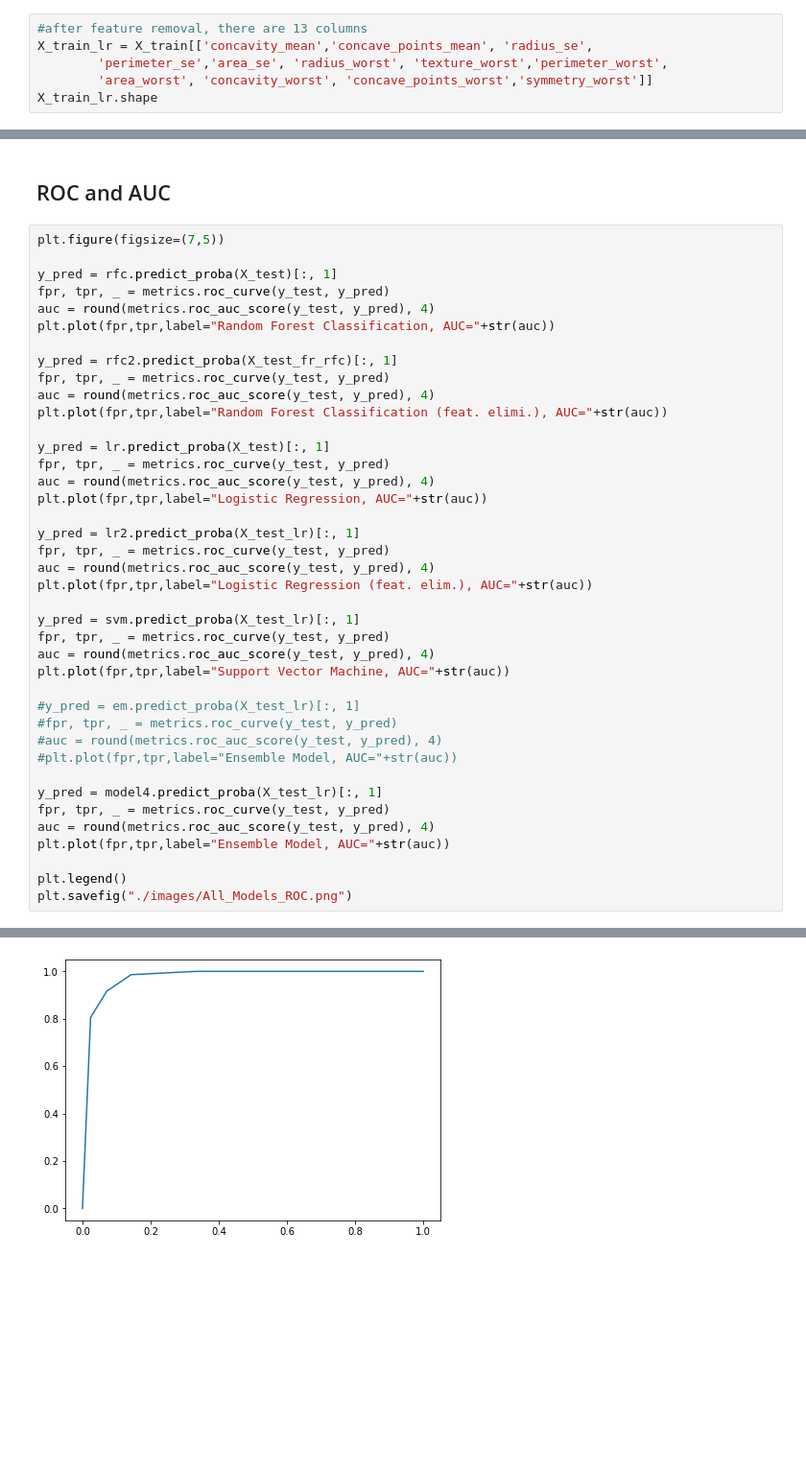
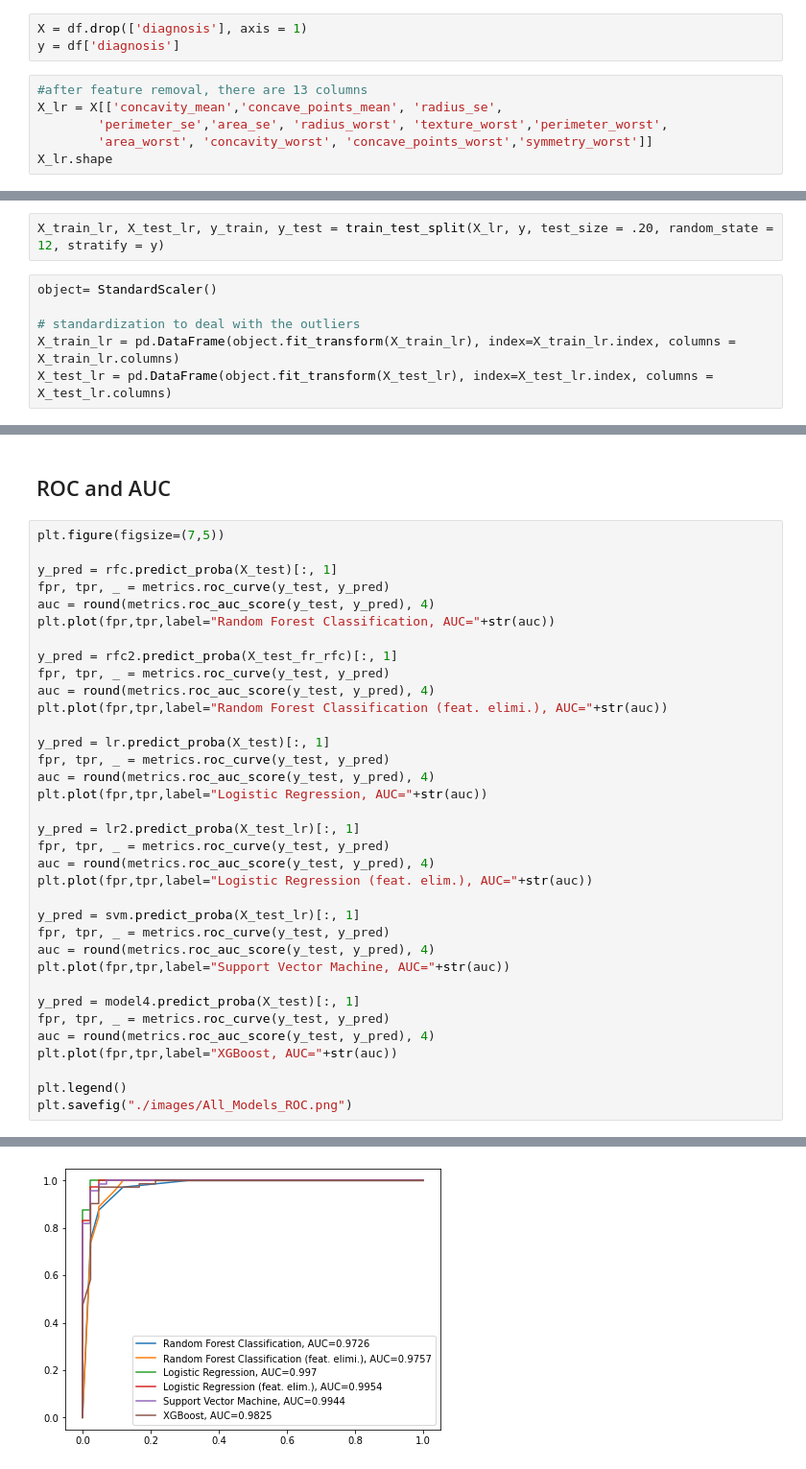
Before and after one commit to mars12161/bayer_challenge_d_life, a Jupyter notebook: breast_cancer_analysis_with_shap.ipynb, the cells around one changed output, grey strips where cells are left out. Shown at 96% size. Drawn from its saved outputs; the diff is of its cells as text; blank space fills up the shorter version.

Commit message:
cleaned up folders and my solution to prediction page. Mo to fix

```diff
--- a/breast_cancer_analysis_with_shap.ipynb
+++ b/breast_cancer_analysis_with_shap.ipynb
@@ -895,7 +848,10 @@ X_LR_feature_reduction.shape
+# %%
+X = df.drop(['diagnosis'], axis = 1)
+y = df['diagnosis']
 # %%
 #after feature removal, there are 13 columns
-X_train_lr = X_train[['concavity_mean','concave_points_mean', 'radius_se',
+X_lr = X[['concavity_mean','concave_points_mean', 'radius_se',
         'perimeter_se','area_se', 'radius_worst', 'texture_worst','perimeter_worst',
         'area_worst', 'concavity_worst', 'concave_points_worst','symmetry_worst']]
-X_train_lr.shape
+X_lr.shape
 # %% [output]
@@ -910,0 +859,8 @@ X_test_lr.shape
+# %%
+X_train_lr, X_test_lr, y_train, y_test = train_test_split(X_lr, y, test_size = .20, random_state = 12, stratify = y)
+# %%
+object= StandardScaler()
+
+# standardization to deal with the outliers
+X_train_lr = pd.DataFrame(object.fit_transform(X_train_lr), index=X_train_lr.index, columns = X_train_lr.columns)
+X_test_lr = pd.DataFrame(object.fit_transform(X_test_lr), index=X_test_lr.index, columns = X_test_lr.columns)
@@ -1031,15 +976,10 @@ fpr, tpr, _ = metrics.roc_curve(y_test, y_pred)
 auc = round(metrics.roc_auc_score(y_test, y_pred), 4)
 plt.plot(fpr,tpr,label="Support Vector Machine, AUC="+str(auc))
 
-#y_pred = em.predict_proba(X_test_lr)[:, 1]
-#fpr, tpr, _ = metrics.roc_curve(y_test, y_pred)
-#auc = round(metrics.roc_auc_score(y_test, y_pred), 4)
-#plt.plot(fpr,tpr,label="Ensemble Model, AUC="+str(auc))
-
-y_pred = model4.predict_proba(X_test_lr)[:, 1]
+y_pred = model4.predict_proba(X_test)[:, 1]
 fpr, tpr, _ = metrics.roc_curve(y_test, y_pred)
 auc = round(metrics.roc_auc_score(y_test, y_pred), 4)
-plt.plot(fpr,tpr,label="Ensemble Model, AUC="+str(auc))
+plt.plot(fpr,tpr,label="XGBoost, AUC="+str(auc))
 
 plt.legend()
 plt.savefig("./images/All_Models_ROC.png")
@@ -1048 +987 @@ NameError: name 'rfc2' is not defined
-[figure, old version]
+[figure, new version]
```
Also changed, not shown: parts of 79 cells of this notebook, 16 other files.
